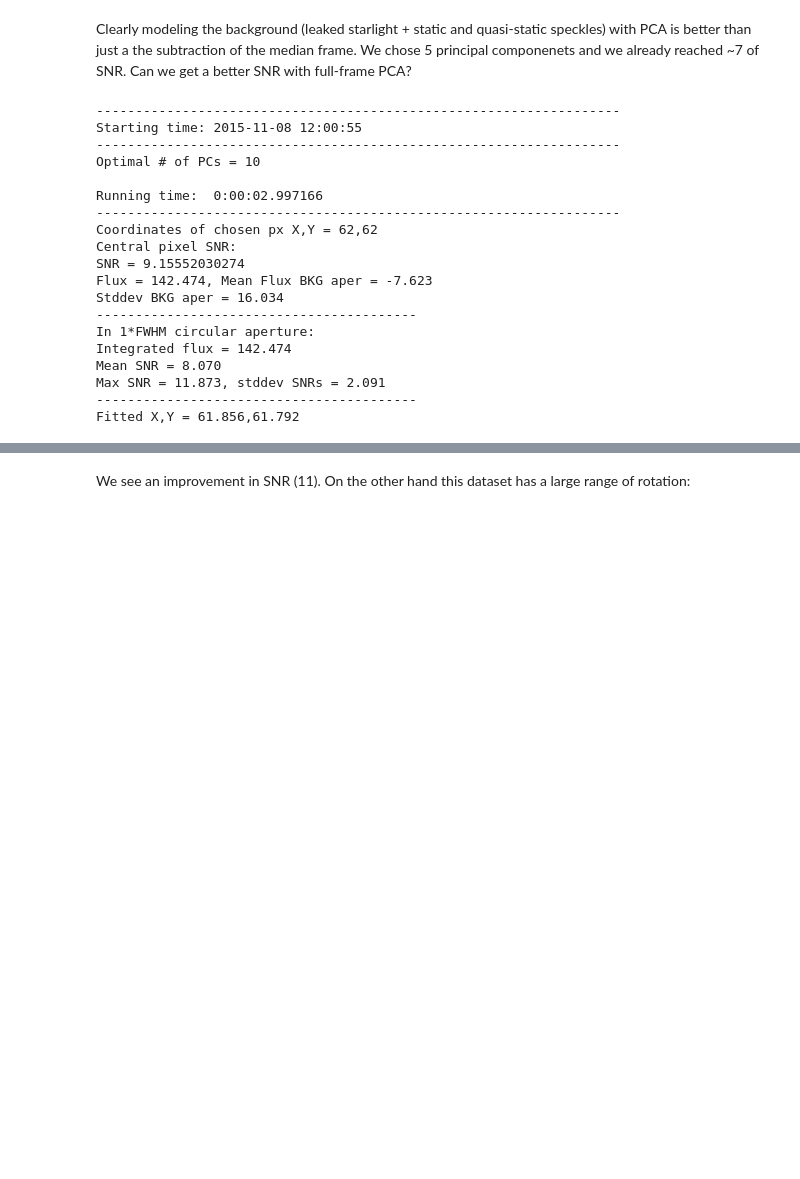
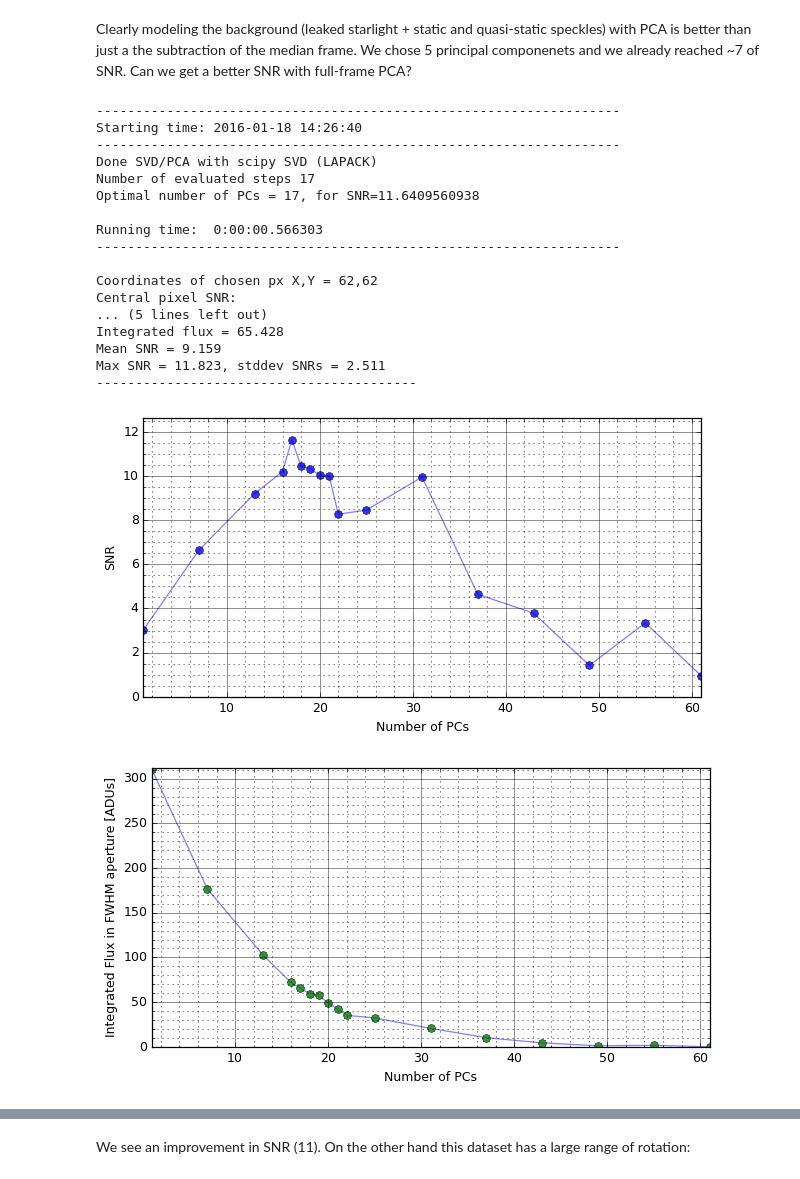
Before and after one commit to vortex-exoplanet/VIP, a Jupyter notebook: tutorial/Tutorial_VIP.ipynb, the cells around one changed output, grey strips where cells are left out. Drawn from its saved outputs; the diff is of its cells as text; code cells hidden in the pictures; blank space fills up the shorter version.

```diff
--- a/tutorial/Tutorial_VIP.ipynb
+++ b/tutorial/Tutorial_VIP.ipynb
@@ -590,24 +604,25 @@ Clearly modeling the background (leaked starlight + static and quasi-static spec
 vip.pca.pca_optimize_snr?
 # %%
 opt_pcs = vip.pca.pca_optimize_snr(cube, angs, fwhm=fwhm_naco, source_xy=(62,62),
-                                   mask_center_px=None, fmerit='max')
+                                   mask_center_px=None, fmerit='px',
+                                   range_pcs=None)
 # %% [output]
 -------------------------------------------------------------------
-Starting time: 2015-11-08 12:00:55
+Starting time: 2016-01-18 14:26:40
 -------------------------------------------------------------------
-Optimal # of PCs = 10
+Done SVD/PCA with scipy SVD (LAPACK)
+Number of evaluated steps 17
+Optimal number of PCs = 17, for SNR=11.6409560938
 
-Running time:  0:00:02.997166
+Running time:  0:00:00.566303
 -------------------------------------------------------------------
+
 Coordinates of chosen px X,Y = 62,62
 Central pixel SNR:
-SNR = 9.15552030274
-Flux = 142.474, Mean Flux BKG aper = -7.623
-Stddev BKG aper = 16.034
+... (5 lines left out)
+Integrated flux = 65.428
+Mean SNR = 9.159
+Max SNR = 11.823, stddev SNRs = 2.511
 -----------------------------------------
-In 1*FWHM circular aperture:
-Integrated flux = 142.474
-Mean SNR = 8.070
-Max SNR = 11.873, stddev SNRs = 2.091
------------------------------------------
-Fitted X,Y = 61.856,61.792
+[figure, added]
+[figure, added]
```
Also changed, not shown: parts of 15 cells of this notebook, 3 other files.
